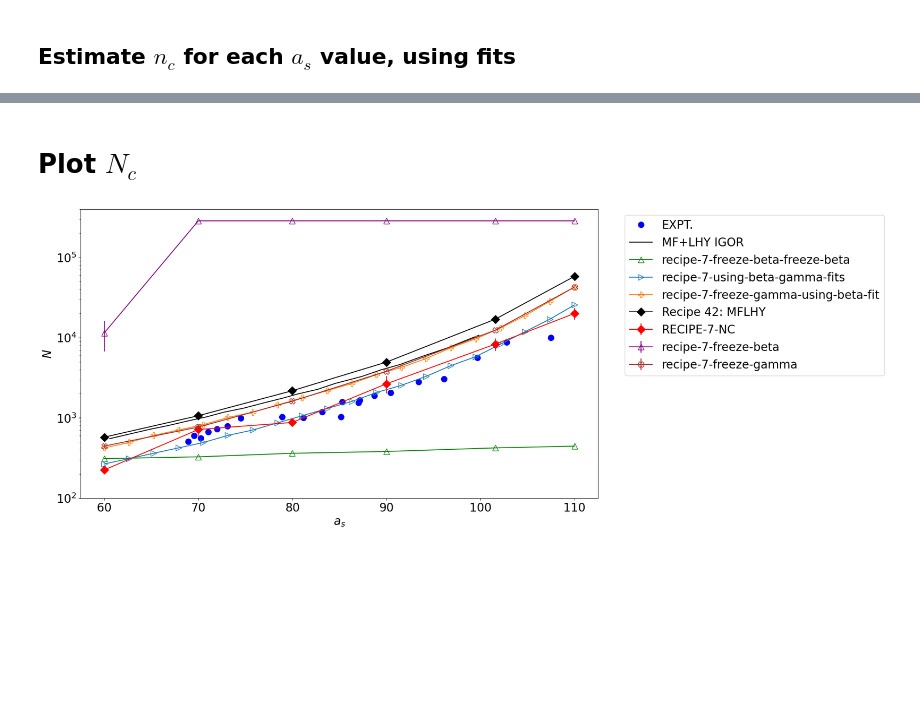
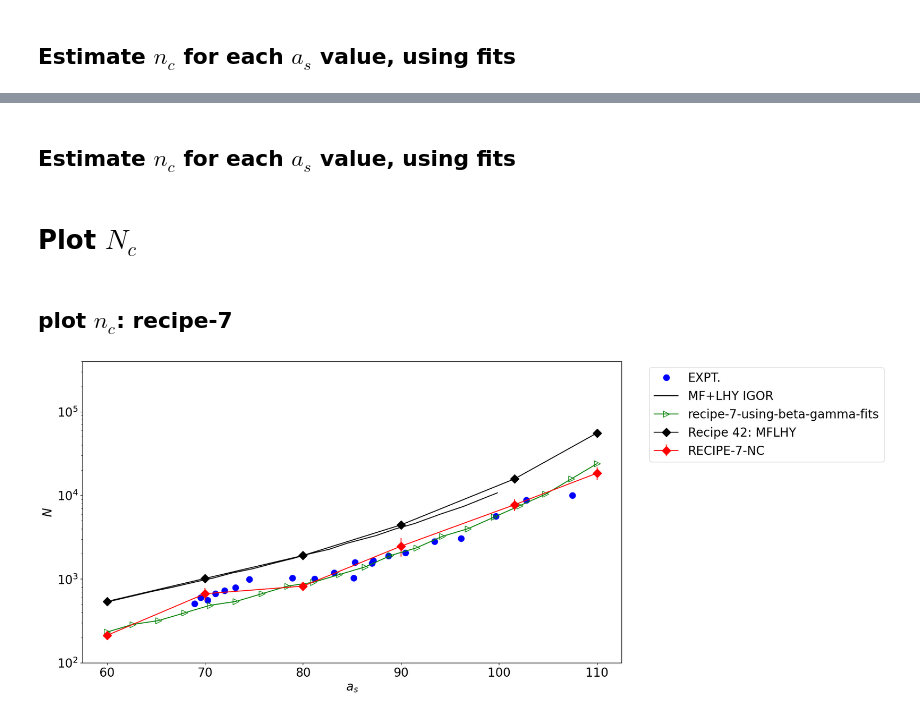
Before and after one commit to viktorcikojevic/dipolar-droplets, a Jupyter notebook: beta-gamma-fit-vs-a_s.ipynb, the cells around one changed output, grey strips where cells are left out. Cells and saved outputs as stored; diff of their text form; code cells hidden in the pictures; blank space fills up the shorter version.

```diff
--- a/beta-gamma-fit-vs-a_s.ipynb
+++ b/beta-gamma-fit-vs-a_s.ipynb
@@ -181,0 +281,2 @@ results["recipe-7-freeze-gamma-using-beta-gamma-fits"] = {"a_s": a_s, "n_c_best_
+# %%
+results["recipe-8-using-beta-gamma-fits"] = {"a_s": a_s, "n_c_best_possible_fit": n_c_best_possible_fit}
@@ -182,5 +340,20 @@ results["recipe-7-freeze-gamma-using-beta-gamma-fits"] = {"a_s": a_s, "n_c_best_
+# %% [markdown]
+## Estimate $n_c$ for each $a_s$ value, using fits
+# %%
+a_s = np.linspace(61, 111, 20)
+r_0 = 387.6   # https://www.wolframalpha.com/input?i=%28162Dy+mass%29+*+%28mu_0%29+*+%289.93+bohr+magneton%29%5E2+%2F+%284+pi+hbar%5E2%29+%2F+%28bohr+radius%29
+# for each a_s, find the best possible fit for n_c, using the fits func_beta and func_gamma
+n_c_best_possible_fit = np.zeros(len(a_s))
+for i in tqdm(range(len(a_s))):
+    alpha = 2*np.pi*(a_s[i]/r_0) # * (1 - 1 / (3*(a_s / r_0)))
+    beta_mflhy = 256*np.sqrt(np.pi)*(a_s[i]/r_0)**(5/2)/15 + 128*np.sqrt(np.pi)*np.sqrt((a_s[i]/r_0))/45
+    n_c_best_possible_fit[i] = estimate_nc(alpha, beta_mflhy, func_gamma(a_s[i], *popt_gamma), based_on="size", verbose=False)[0]
+# %%
+results["recipe-8-approach-2-using-beta-gamma-fits"] = {"a_s": a_s, "n_c_best_possible_fit": n_c_best_possible_fit}
 # %% [markdown]
 # Plot $N_c$
+# %% [markdown]
+## plot $n_c$: recipe-7
 # %%
 
 
@@ -207,86 +380,35 @@ plt.plot(sclen_mf, nc_mf, label="MF+LHY IGOR", color='black', markersize=10)
 data = np.loadtxt("./results/critical-atom-numbers/recipe-7-nc/functionals_E_N_average_std.dat")
 sclen = data[:,0]
 nc = data[:,1]
 nc_std = data[:,2]
 plt.errorbar(sclen, nc, yerr=nc_std, label="RECIPE-7-NC", color='red', ls='-', marker='D', markersize=10)
 
-# # same, but for recipe 8
-# data = np.loadtxt("./results/critical-atom-numbers/recipe-8-nc/functionals_E_N_average_std.dat")
-# sclen = data[:,0]
-# nc = data[:,1]
-# nc_std = data[:,2]
-# # plot the green error bars, but with the line, with non filled markers
-# plt.errorbar(sclen, nc, yerr=nc_std, label="RECIPE-8-NC", color='green', ls='-', marker='^', markersize=10, markerfacecolor='none')
-
-
-# same, but for recipe 8
-# data = np.loadtxt("./results/critical-atom-numbers/recipe-8-nc-approach-2/functionals_E_N_average_std.dat")
-# sclen = data[:,0]
-# nc = data[:,1]
-# nc_std = data[:,2]
-# # plot the green error bars, but with the line, with non filled markers
-# plt.errorbar(sclen, nc, yerr=nc_std, label="recipe-8-nc-approach-2", color='purple', ls='-', marker='^', markersize=10, markerfacecolor='none')
+plt.plot(results["recipe-7-using-beta-gamma-fits"]["a_s"], results["recipe-7-using-beta-gamma-fits"]["n_c_best_possible_fit"], label="recipe-7-using-beta-gamma-fits", ls='-', marker='>', markersize=10, markerfacecolor='none', color='green')
 
 
 
-data = np.loadtxt("./results/critical-atom-numbers/recipe-7-freeze-beta/functionals_E_N_average_std.dat")
-sclen = data[:,0]
-nc = data[:,1]
-nc_std = data[:,2]
-# plot the green error bars, but with the line, with non filled markers
-plt.errorbar(sclen, nc, yerr=nc_std, label="recipe-7-freeze-beta", color='purple', ls='-', marker='^', markersize=10, markerfacecolor='none')
 
-
-data = np.loadtxt("./results/critical-atom-numbers/recipe-7-freeze-gamma/functionals_E_N_average_std.dat")
-sclen = data[:,0]
-nc = data[:,1]
-nc_std = data[:,2]
-# plot the green error bars, but with the line, with non filled markers
-plt.errorbar(sclen, nc, yerr=nc_std, label="recipe-7-freeze-gamma", color='brown', ls='-', marker='X', markersize=10, markerfacecolor='none')
-
-
-data = np.loadtxt("results/critical-atom-numbers/recipe-7-freeze-beta-freeze-gamma/functionals_E_N.dat")
-sclen = data[:,0]
-nc = data[:,1]
-# sort the data by sclen
-sclen, nc = zip(*sorted(zip(sclen, nc)))
-# plot the green error bars, but with the line, with non filled markers
-plt.plot(sclen, nc, label="recipe-7-freeze-beta-freeze-beta", color='green', ls='-', marker='^', markersize=10, markerfacecolor='none')
-
-
-plt.plot(results["recipe-7-using-beta-gamma-fits"]["a_s"], results["recipe-7-using-beta-gamma-fits"]["n_c_best_possible_fit"], label="recipe-7-using-beta-gamma-fits", ls='-', marker='>', markersize=10, markerfacecolor='none')
-
-
-plt.plot(results["recipe-7-freeze-gamma-using-beta-gamma-fits"]["a_s"], results["recipe-7-freeze-gamma-using-beta-gamma-fits"]["n_c_best_possible_fit"], label="recipe-7-freeze-gamma-using-beta-fit", ls='-', marker='P', markersize=10, markerfacecolor='none')
-
-
-# Open the output file for writing
-# data = np.loadtxt("results/critical-atom-numbers/recipe-7-nc/functionals_E_N_2nd_approach.dat")
-# # the header is as follows: a_s <n_c>  err(n_c)  <beta>  err(beta) <gamma>  \n"). Read the data and plot
-# sclen = data[:,0]
-# nc = data[:,1]
-# nc_std = data[:,2]
-# plt.errorbar(sclen, nc, yerr=nc_std, label="RECIPE-7-NC-2ND-APPROACH", color='green', ls='-', marker='o', markersize=10)
+## --- RECIPE 42 ---
 
 data = np.loadtxt("./results/critical-atom-numbers/recipe-42-nc/functionals_E_N.dat")
 sclen = data[:,0]
 nc = data[:,1]
 plt.plot(sclen, nc, label="Recipe 42: MFLHY", color='black', marker='D', ls='-', markersize=10)
 
 
 
 plt.xlabel(r'$a_s$', fontsize=20)
 plt.ylabel(r'$N$', fontsize=20)
 plt.legend(loc = "best", bbox_to_anchor=(1.04, 1), fontsize=20)
 
 
 plt.yscale('log')
 plt.ylim(100, 400000)
 plt.xticks(fontsize=20)
 plt.yticks(fontsize=20)
 
 # Save the figure into plots folder
-plt.savefig(f"plots/critical-atom-number.pdf", bbox_inches='tight', dpi=300)
-plt.savefig(f"plots/critical-atom-number.png", bbox_inches='tight', dpi=300)
+plt.savefig(f"plots/critical-atom-number-1.pdf", bbox_inches='tight', dpi=300)
+plt.savefig(f"plots/critical-atom-number-1.png", bbox_inches='tight', dpi=300)
 # %% [output]
-[figure, old version]
+[figure, new version]
```
Also changed, not shown: parts of 20 cells of this notebook, 28 other files.
